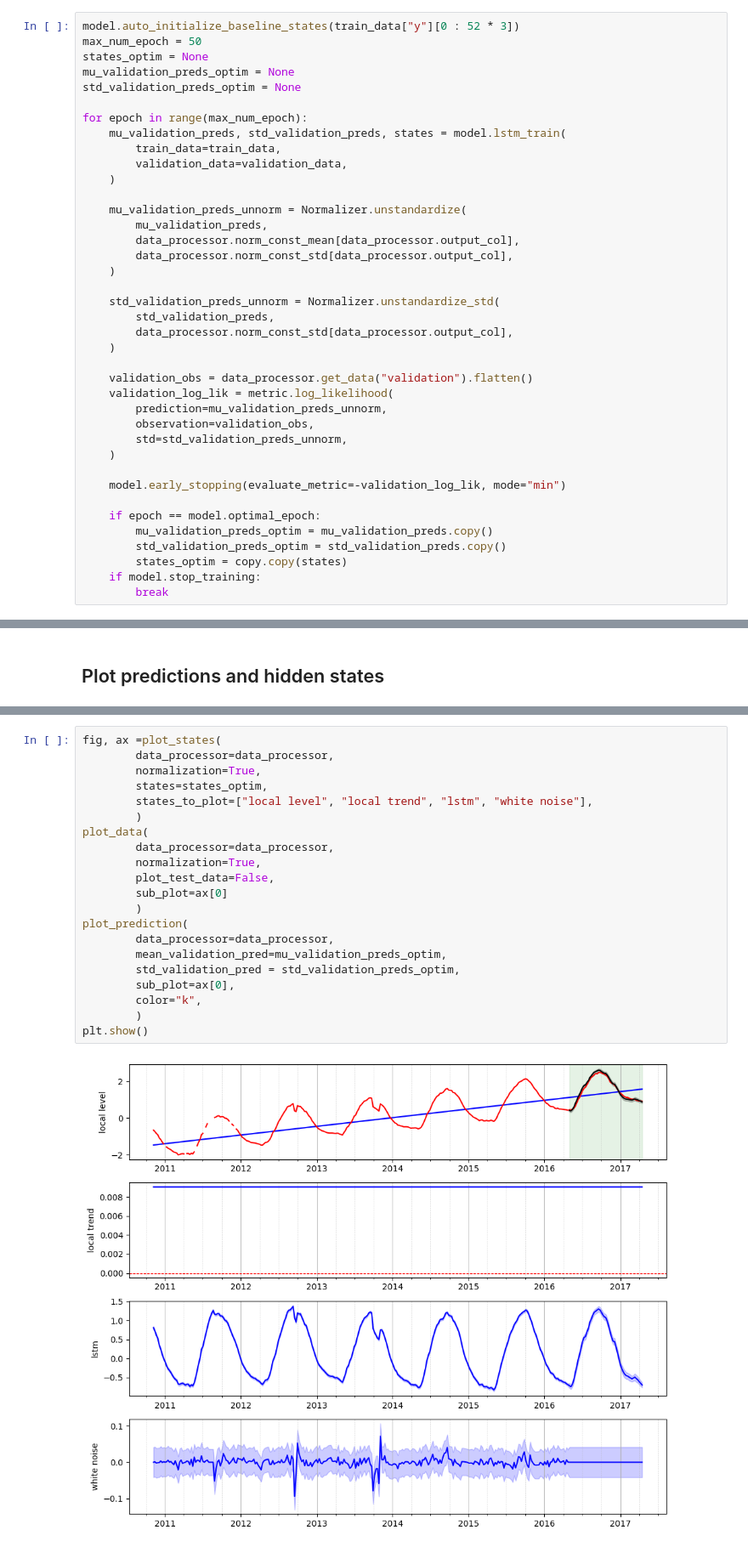
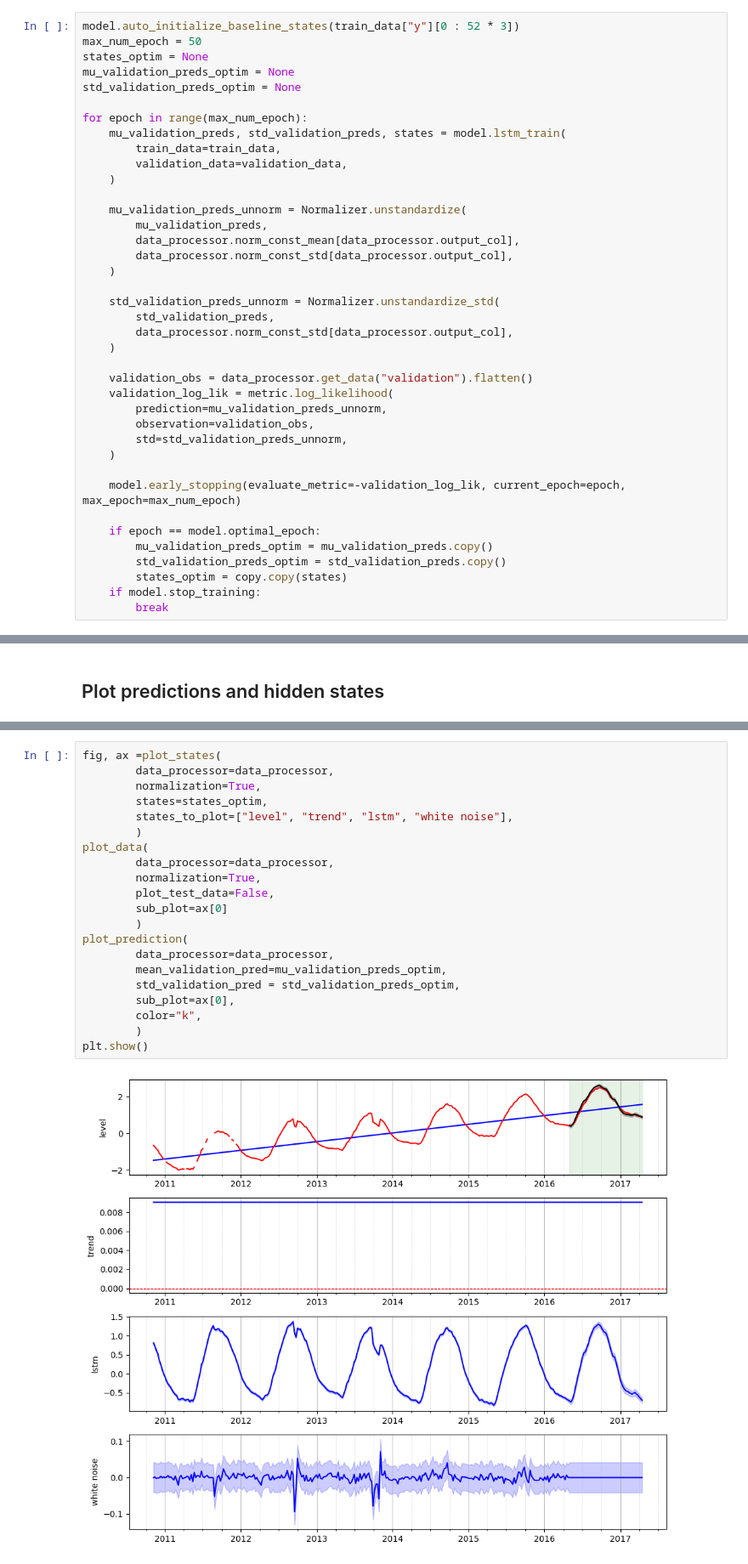
Before and after one commit to van-dai-vuong/canari, a Jupyter notebook: examples/demo/4_demo_forecast_lstm_dependency.ipynb, the cells around one changed output, grey strips where cells are left out. Shown at 85% size. Drawn from its saved outputs; the diff is of its cells as text.

Commit message:
change baseline hidden states names

```diff
--- a/examples/demo/4_demo_forecast_lstm_dependency.ipynb
+++ b/examples/demo/4_demo_forecast_lstm_dependency.ipynb
@@ -155,7 +158,7 @@ for epoch in range(max_num_epoch):
         std=std_validation_preds_unnorm,
     )
 
-    model.early_stopping(evaluate_metric=-validation_log_lik, mode="min")
+    model.early_stopping(evaluate_metric=-validation_log_lik, current_epoch=epoch, max_epoch=max_num_epoch)
 
     if epoch == model.optimal_epoch:
         mu_validation_preds_optim = mu_validation_preds.copy()
@@ -201,23 +204,23 @@ plt.show()
 # %%
 fig, ax =plot_states(
         data_processor=data_processor,
         normalization=True,
         states=states_optim,
-        states_to_plot=["local level", "local trend", "lstm", "white noise"],
+        states_to_plot=["level", "trend", "lstm", "white noise"],
         )
 plot_data(
         data_processor=data_processor,
         normalization=True,
         plot_test_data=False,
         sub_plot=ax[0]
         )
 plot_prediction(
         data_processor=data_processor,
         mean_validation_pred=mu_validation_preds_optim,
         std_validation_pred = std_validation_preds_optim,
         sub_plot=ax[0],
         color="k",
         )
 plt.show()
 # %% [output]
-[figure, old version]
+[figure, new version]
```
Also changed, not shown: parts of 2 cells of this notebook, 29 other files.
